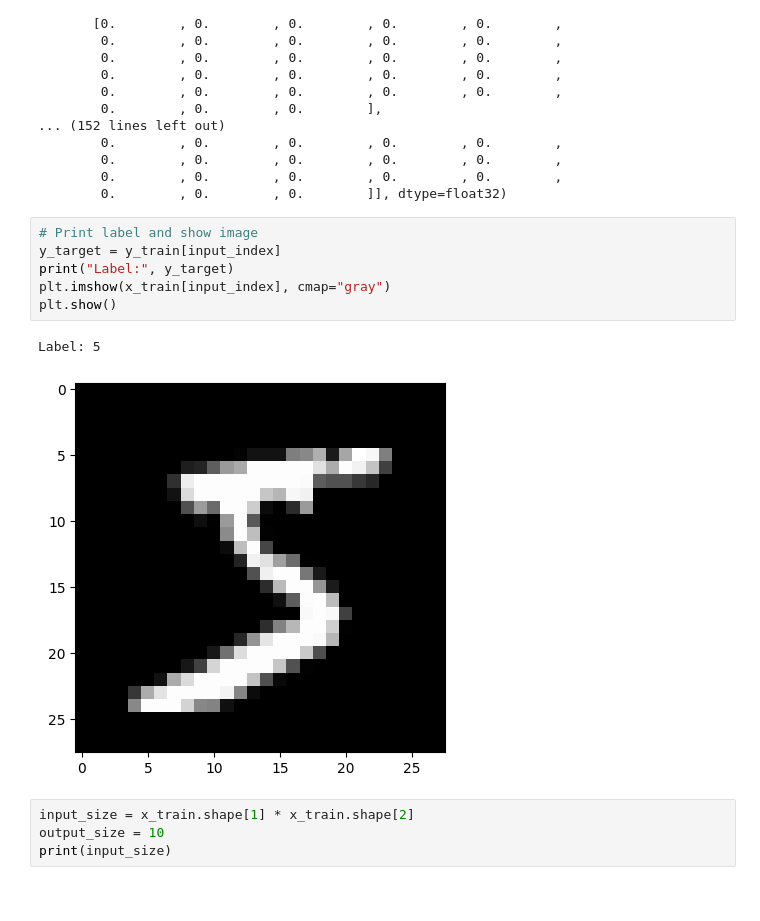
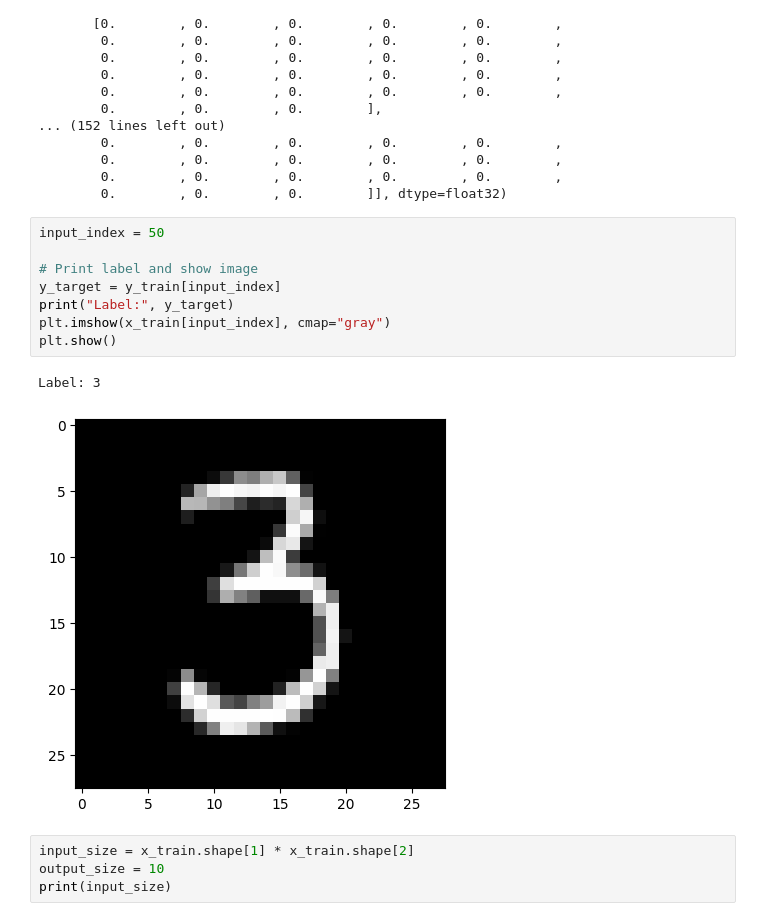
Before and after one commit to JanEljasiak/Neural_Networks, a Jupyter notebook: Backpropagation.ipynb, the cells around one changed output. Cells and saved outputs as stored; diff of their text form.

```diff
--- a/Backpropagation.ipynb
+++ b/Backpropagation.ipynb
@@ -51,14 +51,16 @@ array([[0.        , 0.        , 0.        , 0.        , 0.        ,
         0.        , 0.        , 0.        , 0.        , 0.        ,
         0.        , 0.        , 0.        ]], dtype=float32)
 # %%
+input_index = 50
+
 # Print label and show image
 y_target = y_train[input_index]
 print("Label:", y_target)
 plt.imshow(x_train[input_index], cmap="gray")
 plt.show()
 # %% [output]
-Label: 5
+Label: 3
-[figure, old version]
+[figure, new version]
 # %%
 input_size = x_train.shape[1] * x_train.shape[2]
 output_size = 10
```
Also changed, not shown: parts of 16 cells of this notebook, 32 other files.
